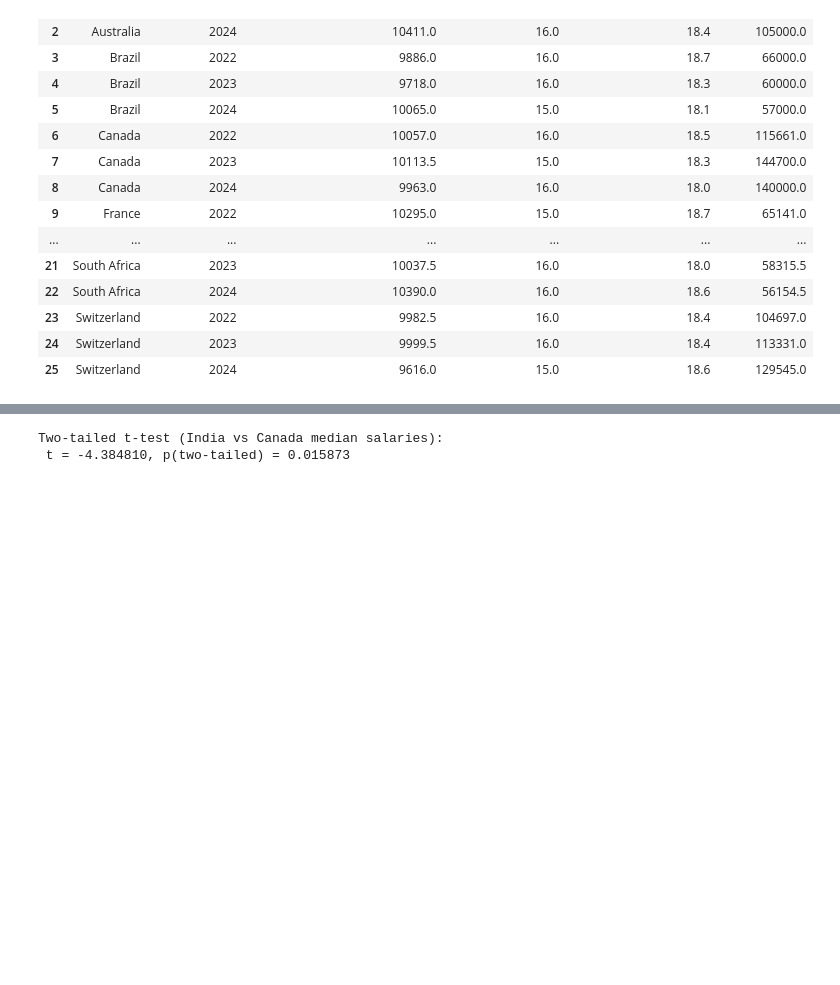
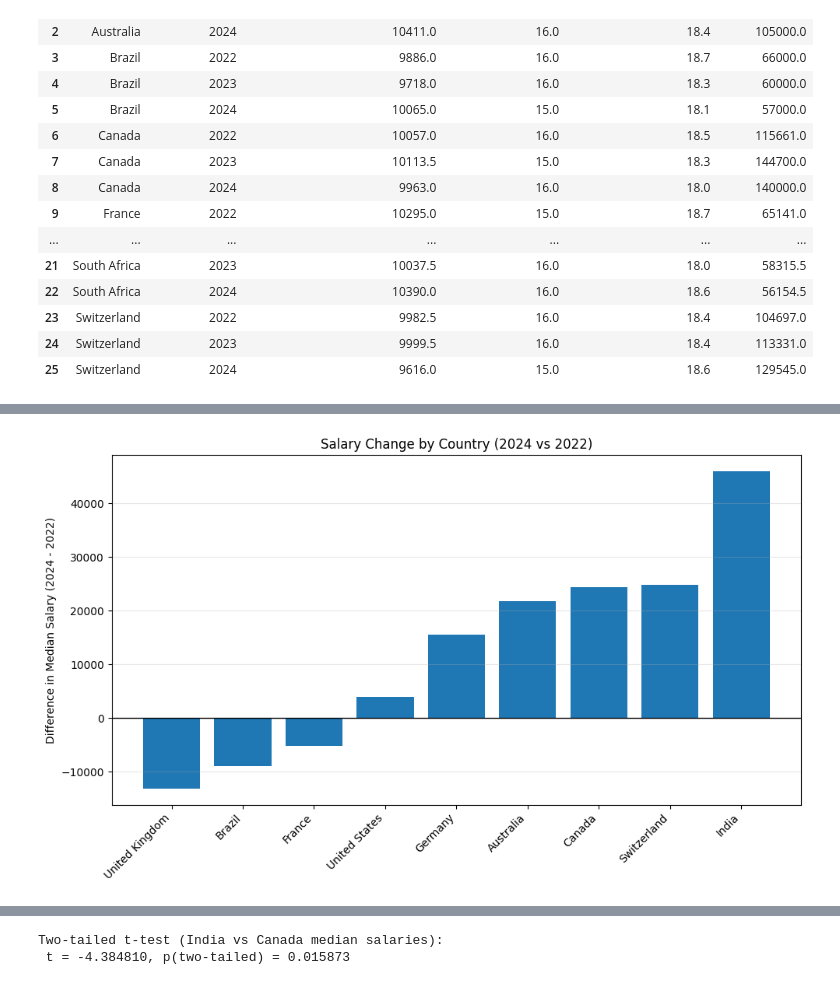
Before and after one commit to nchaubey12/NeuralMET, a Jupyter notebook: notebook/nueramet.ipynb, the cells around one changed output, grey strips where cells are left out. Cells and saved outputs as stored; diff of their text form; code cells hidden in the pictures; blank space fills up the shorter version.

```diff
--- a/notebook/nueramet.ipynb
+++ b/notebook/nueramet.ipynb
@@ -474,0 +638,23 @@ INSIGHT:
+# %%
+import matplotlib.pyplot as plt
+
+# Compute differences
+diff = pivot[2024] - pivot[2022]
+
+# Sort by difference for clean visualization
+diff_sorted = diff.sort_values()
+
+plt.figure(figsize=(10, 6))
+plt.bar(diff_sorted.index, diff_sorted.values)
+
+plt.axhline(0, color='black', linewidth=1)  # reference line
+
+plt.xticks(rotation=45, ha='right')
+plt.ylabel("Difference in Median Salary (2024 - 2022)")
+plt.title("Salary Change by Country (2024 vs 2022)")
+
+plt.grid(axis='y', alpha=0.3)
+plt.tight_layout()
+plt.show()
+# %% [output]
+[figure, added]
```
Also changed, not shown: parts of 75 cells of this notebook, 1 other file.
